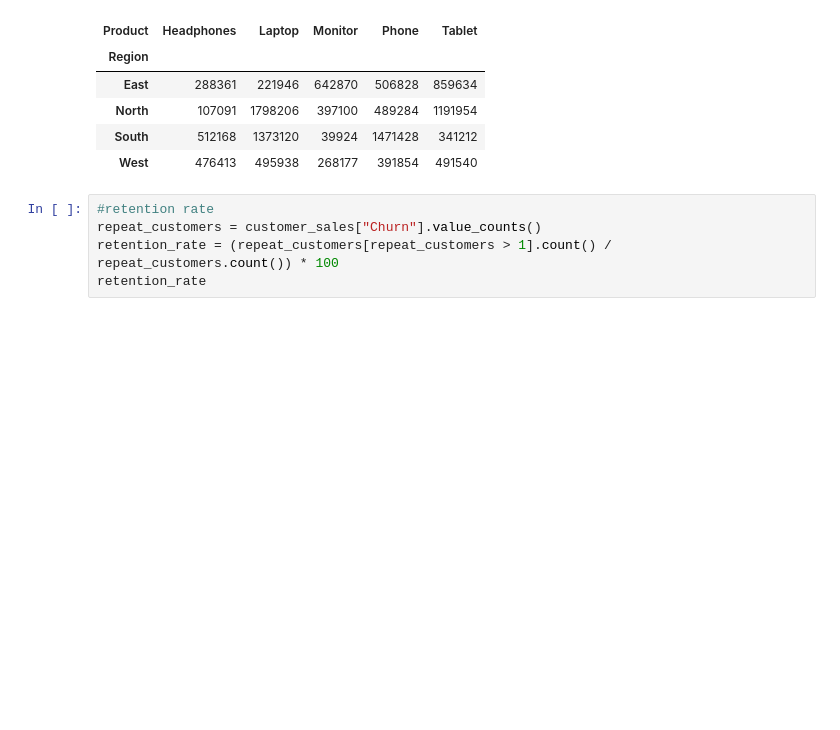
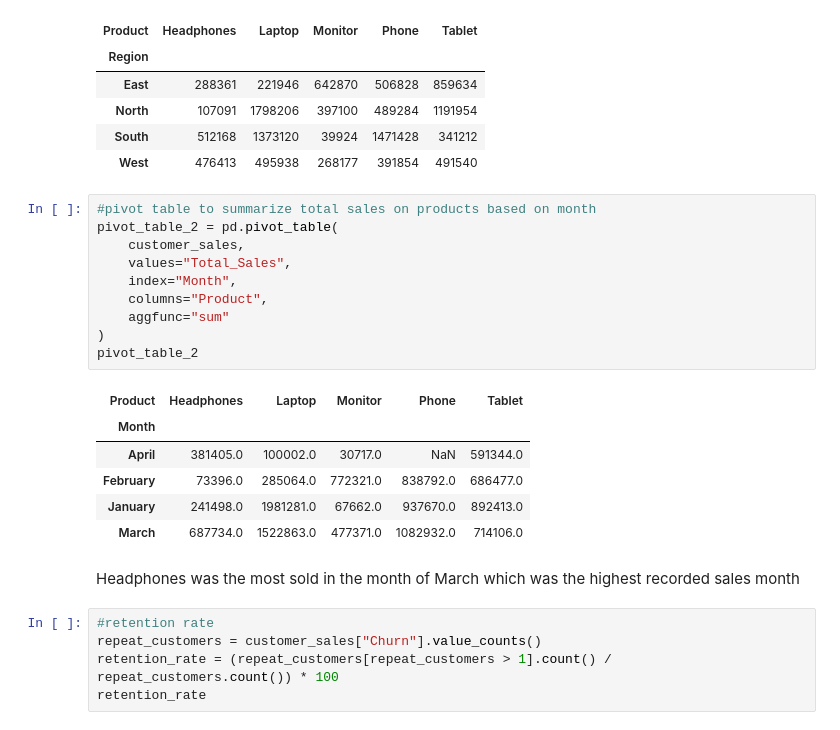
Before and after one commit to Hemadarshni/Week-5-Advanced-Data-Manipulation-with-Pandas, a Jupyter notebook: customer_analysis.ipynb, the cells around one changed output. Drawn from its saved outputs; the diff is of its cells as text; blank space fills up the shorter version.

```diff
--- a/customer_analysis.ipynb
+++ b/customer_analysis.ipynb
@@ -239,6 +239,25 @@ pivot_table
 | North | 107091 | 1798206 | 397100 | 489284 | 1191954 |
 | South | 512168 | 1373120 | 39924 | 1471428 | 341212 |
 | West | 476413 | 495938 | 268177 | 391854 | 491540 |
+# %%
+#pivot table to summarize total sales on products based on month
+pivot_table_2 = pd.pivot_table(
+    customer_sales,
+    values="Total_Sales",
+    index="Month",
+    columns="Product",
+    aggfunc="sum"
+)
+pivot_table_2
+# %% [output]
+| Product | Headphones | Laptop | Monitor | Phone | Tablet |
+| Month |  |  |  |  |  |
+| April | 381405.0 | 100002.0 | 30717.0 | NaN | 591344.0 |
+| February | 73396.0 | 285064.0 | 772321.0 | 838792.0 | 686477.0 |
+| January | 241498.0 | 1981281.0 | 67662.0 | 937670.0 | 892413.0 |
+| March | 687734.0 | 1522863.0 | 477371.0 | 1082932.0 | 714106.0 |
+# %% [markdown]
+Headphones was the most sold in the month of March which was the highest recorded sales month
 # %%
 #retention rate
 repeat_customers = customer_sales["Churn"].value_counts()
```
Also changed, not shown: 1 other file.
